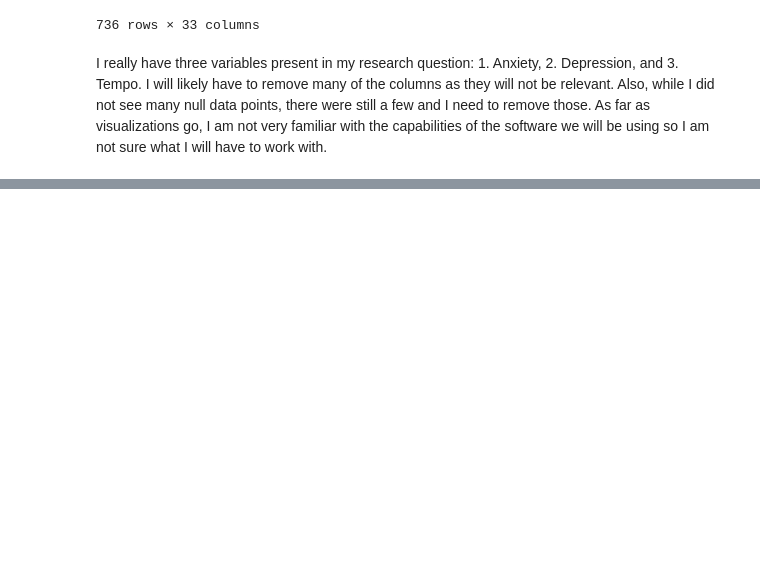
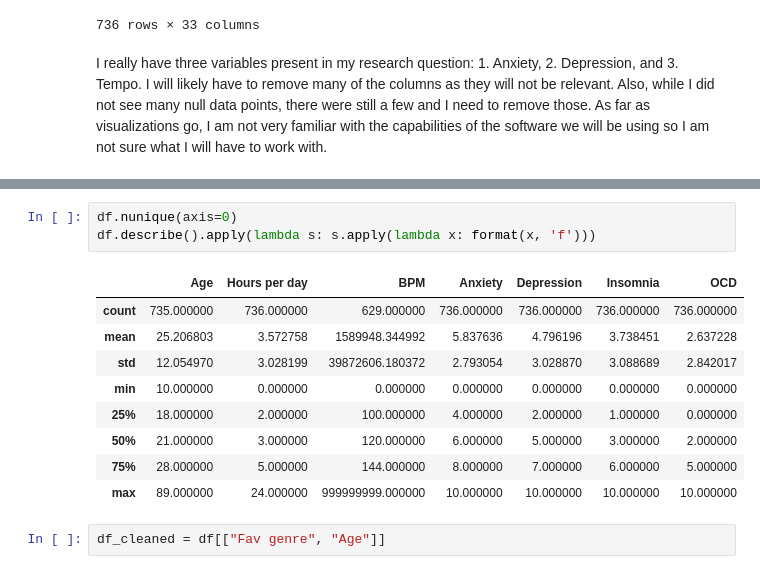
Before and after one commit to ubco-W2022T2-data301/project-group29, a Jupyter notebook: analysis/analysis3.ipynb, the cells around one changed output, grey strips where cells are left out. Drawn from its saved outputs; the diff is of its cells as text; blank space fills up the shorter version.

```diff
--- a/analysis/analysis3.ipynb
+++ b/analysis/analysis3.ipynb
@@ -24,0 +81,15 @@ I really have three variables present in my research question: 1. Anxiety, 2. De
+# %%
+df.nunique(axis=0)
+df.describe().apply(lambda s: s.apply(lambda x: format(x, 'f')))
+# %% [output]
+|  | Age | Hours per day | BPM | Anxiety | Depression | Insomnia | OCD |
+| count | 735.000000 | 736.000000 | 629.000000 | 736.000000 | 736.000000 | 736.000000 | 736.000000 |
+| mean | 25.206803 | 3.572758 | 1589948.344992 | 5.837636 | 4.796196 | 3.738451 | 2.637228 |
+| std | 12.054970 | 3.028199 | 39872606.180372 | 2.793054 | 3.028870 | 3.088689 | 2.842017 |
+| min | 10.000000 | 0.000000 | 0.000000 | 0.000000 | 0.000000 | 0.000000 | 0.000000 |
+| 25% | 18.000000 | 2.000000 | 100.000000 | 4.000000 | 2.000000 | 1.000000 | 0.000000 |
+| 50% | 21.000000 | 3.000000 | 120.000000 | 6.000000 | 5.000000 | 3.000000 | 2.000000 |
+| 75% | 28.000000 | 5.000000 | 144.000000 | 8.000000 | 7.000000 | 6.000000 | 5.000000 |
+| max | 89.000000 | 24.000000 | 999999999.000000 | 10.000000 | 10.000000 | 10.000000 | 10.000000 |
+# %%
+df_cleaned = df[["Fav genre", "Age"]]
```
Also changed, not shown: parts of 10 cells of this notebook, 1 other file.
